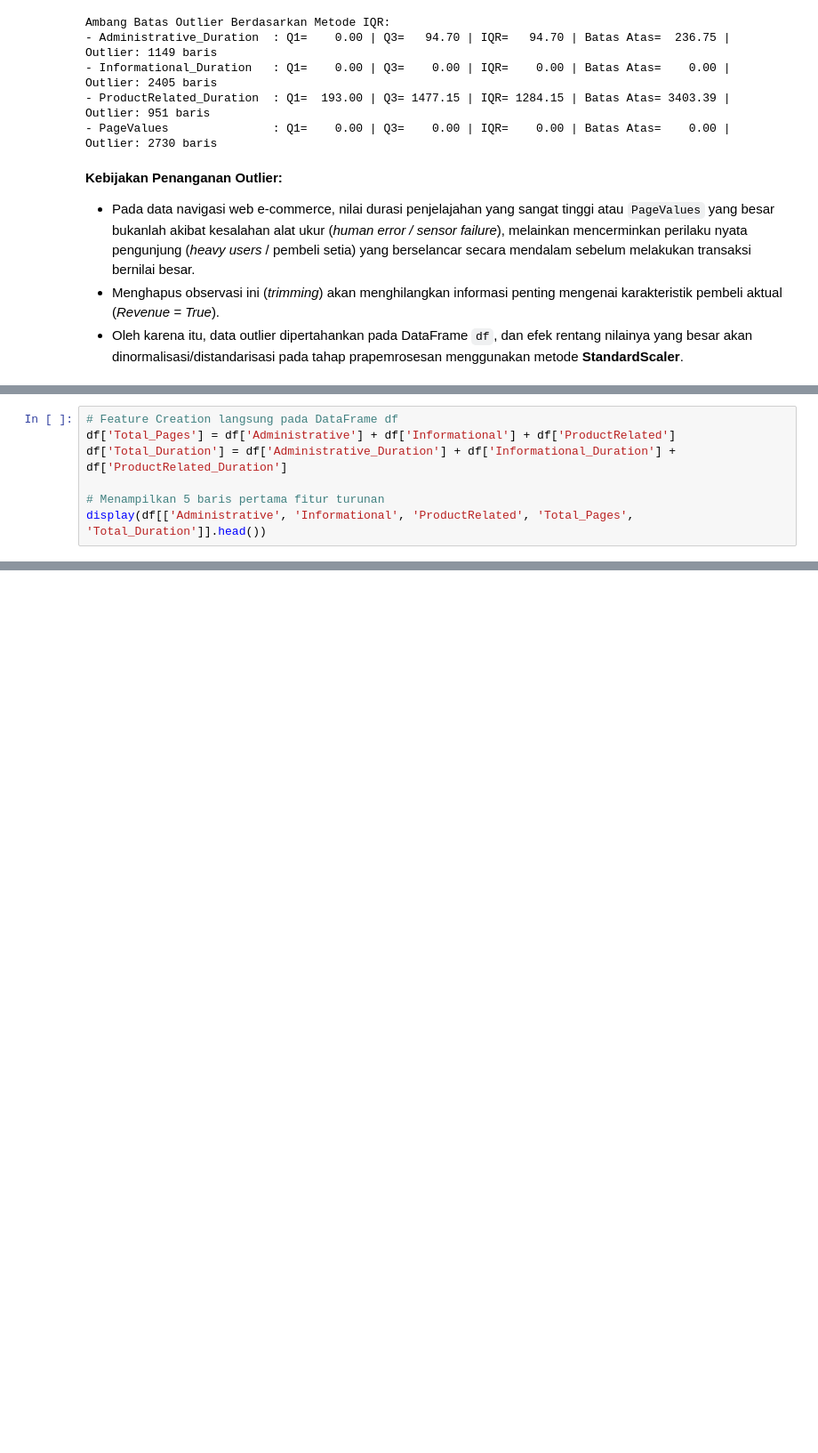
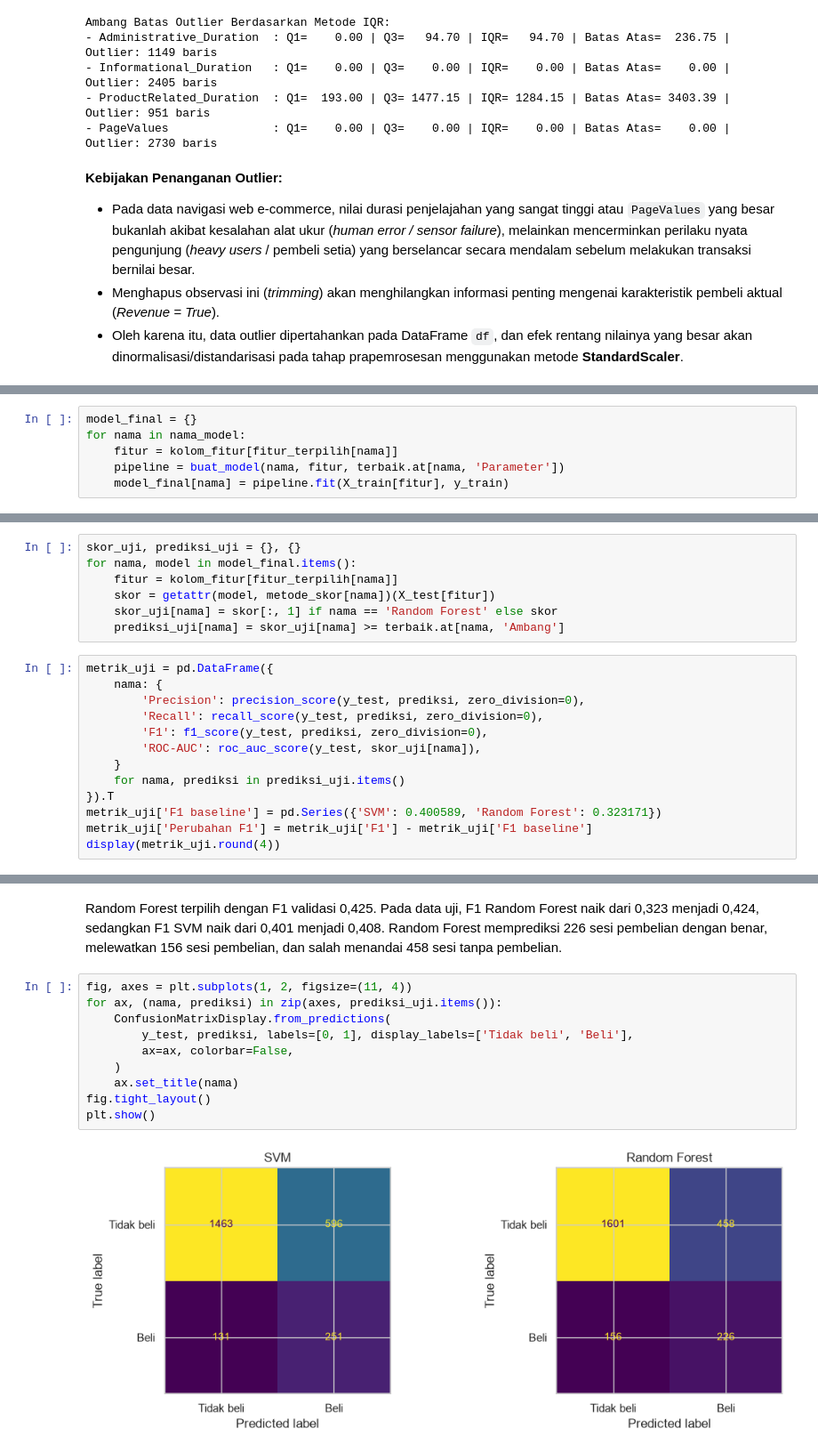
Before and after one commit to oktavianprstyd/MauArgonAtauAstra, a Jupyter notebook: notebook.ipynb, the cells around one changed output, grey strips where cells are left out. Shown at 89% size. Drawn from its saved outputs; the diff is of its cells as text; blank space fills up the shorter version.

Commit message:
Finalize classifier tuning and macro F1 evaluation

```diff
--- a/notebook.ipynb
+++ b/notebook.ipynb
@@ -469,7 +460,0 @@ Kita membentuk 2 fitur ringkasan sesi langsung pada DataFrame `df`:
-# %%
-# Feature Creation langsung pada DataFrame df
-df['Total_Pages'] = df['Administrative'] + df['Informational'] + df['ProductRelated']
-df['Total_Duration'] = df['Administrative_Duration'] + df['Informational_Duration'] + df['ProductRelated_Duration']
-
-# Menampilkan 5 baris pertama fitur turunan
-display(df[['Administrative', 'Informational', 'ProductRelated', 'Total_Pages', 'Total_Duration']].head())
@@ -625,0 +641,6 @@ Data bersih dan terstandarisasi siap untuk tahap pemodelan Machine Learning!
+# %%
+model_final = {}
+for nama in nama_model:
+    fitur = kolom_fitur[fitur_terpilih[nama]]
+    pipeline = buat_model(nama, fitur, terbaik.at[nama, 'Parameter'])
+    model_final[nama] = pipeline.fit(X_train[fitur], y_train)
@@ -625,0 +651,20 @@ Data bersih dan terstandarisasi siap untuk tahap pemodelan Machine Learning!
+# %%
+skor_uji, prediksi_uji = {}, {}
+for nama, model in model_final.items():
+    fitur = kolom_fitur[fitur_terpilih[nama]]
+    skor = getattr(model, metode_skor[nama])(X_test[fitur])
+    skor_uji[nama] = skor[:, 1] if nama == 'Random Forest' else skor
+    prediksi_uji[nama] = skor_uji[nama] >= terbaik.at[nama, 'Ambang']
+# %%
+metrik_uji = pd.DataFrame({
+    nama: {
+        'Precision': precision_score(y_test, prediksi, zero_division=0),
+        'Recall': recall_score(y_test, prediksi, zero_division=0),
+        'F1': f1_score(y_test, prediksi, zero_division=0),
+        'ROC-AUC': roc_auc_score(y_test, skor_uji[nama]),
+    }
+    for nama, prediksi in prediksi_uji.items()
+}).T
+metrik_uji['F1 baseline'] = pd.Series({'SVM': 0.400589, 'Random Forest': 0.323171})
+metrik_uji['Perubahan F1'] = metrik_uji['F1'] - metrik_uji['F1 baseline']
+display(metrik_uji.round(4))
@@ -625,0 +675,14 @@ Data bersih dan terstandarisasi siap untuk tahap pemodelan Machine Learning!
+# %% [markdown]
+Random Forest terpilih dengan F1 validasi 0,425. Pada data uji, F1 Random Forest naik dari 0,323 menjadi 0,424, sedangkan F1 SVM naik dari 0,401 menjadi 0,408. Random Forest memprediksi 226 sesi pembelian dengan benar, melewatkan 156 sesi pembelian, dan salah menandai 458 sesi tanpa pembelian.
+# %%
+fig, axes = plt.subplots(1, 2, figsize=(11, 4))
+for ax, (nama, prediksi) in zip(axes, prediksi_uji.items()):
+    ConfusionMatrixDisplay.from_predictions(
+        y_test, prediksi, labels=[0, 1], display_labels=['Tidak beli', 'Beli'],
+        ax=ax, colorbar=False,
+    )
+    ax.set_title(nama)
+fig.tight_layout()
+plt.show()
+# %% [output]
+[figure, added]
```
Also changed, not shown: parts of 85 cells of this notebook, 1 other file.
